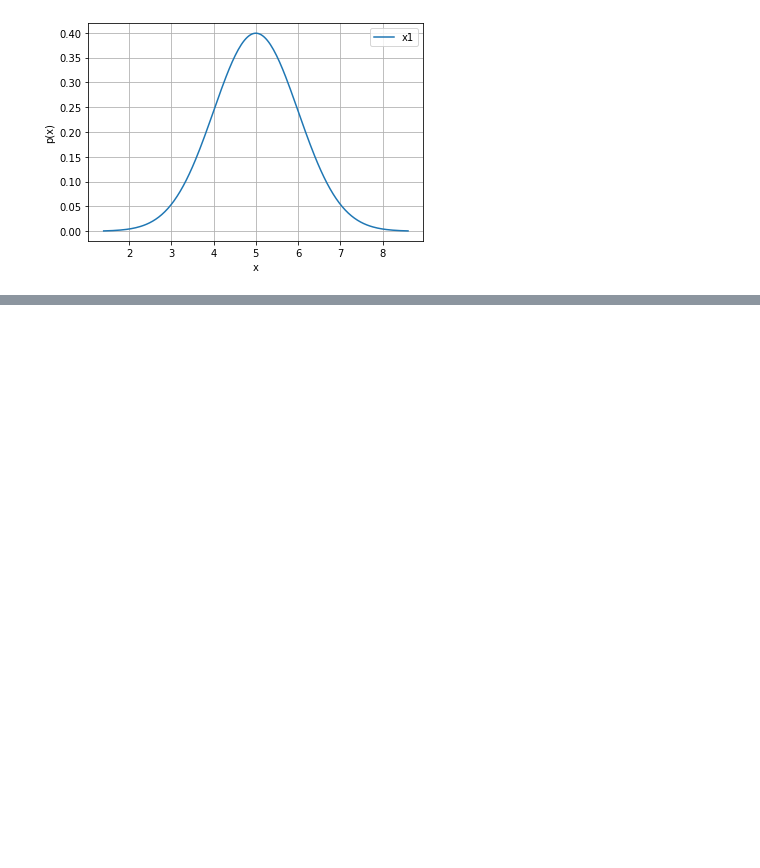
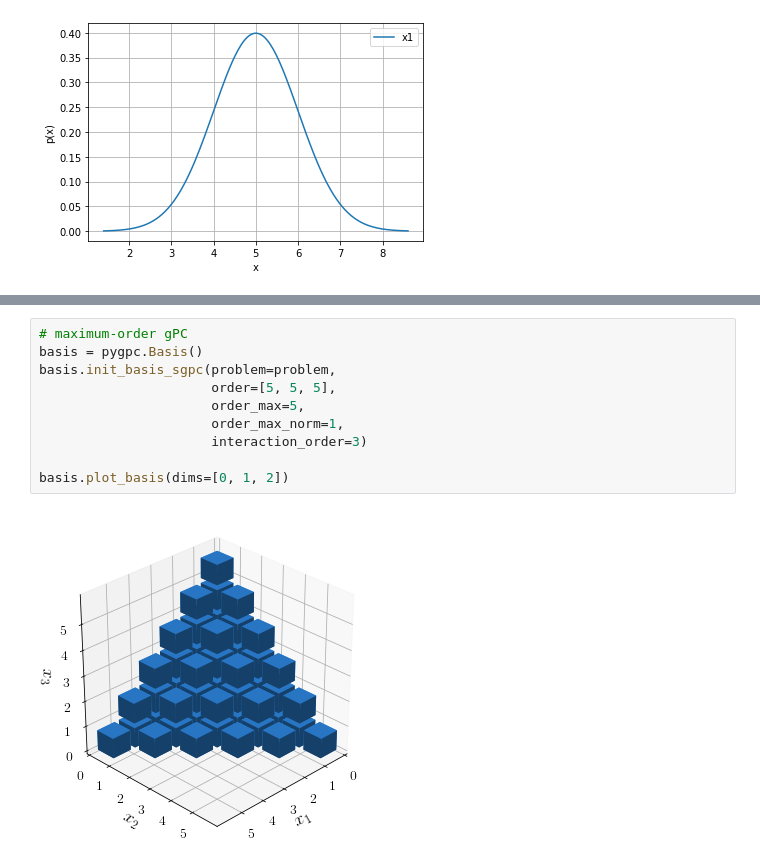
Before and after one commit to pygpc-polynomial-chaos/pygpc, a Jupyter notebook: tutorials/Tutorial_pygpc_pyrates.ipynb, the cells around one changed output, grey strips where cells are left out. Cells and saved outputs as stored; diff of their text form; blank space fills up the shorter version.

```diff
--- a/tutorials/Tutorial_pygpc_pyrates.ipynb
+++ b/tutorials/Tutorial_pygpc_pyrates.ipynb
@@ -100,0 +294,12 @@ ax.legend(["x1"])
+# %%
+# maximum-order gPC
+basis = pygpc.Basis()
+basis.init_basis_sgpc(problem=problem,
+                      order=[5, 5, 5],
+                      order_max=5,
+                      order_max_norm=1,
+                      interaction_order=3)
+
+basis.plot_basis(dims=[0, 1, 2])
+# %% [output]
+[figure, added]
```
Also changed, not shown: parts of 29 cells of this notebook, 4 other files.
